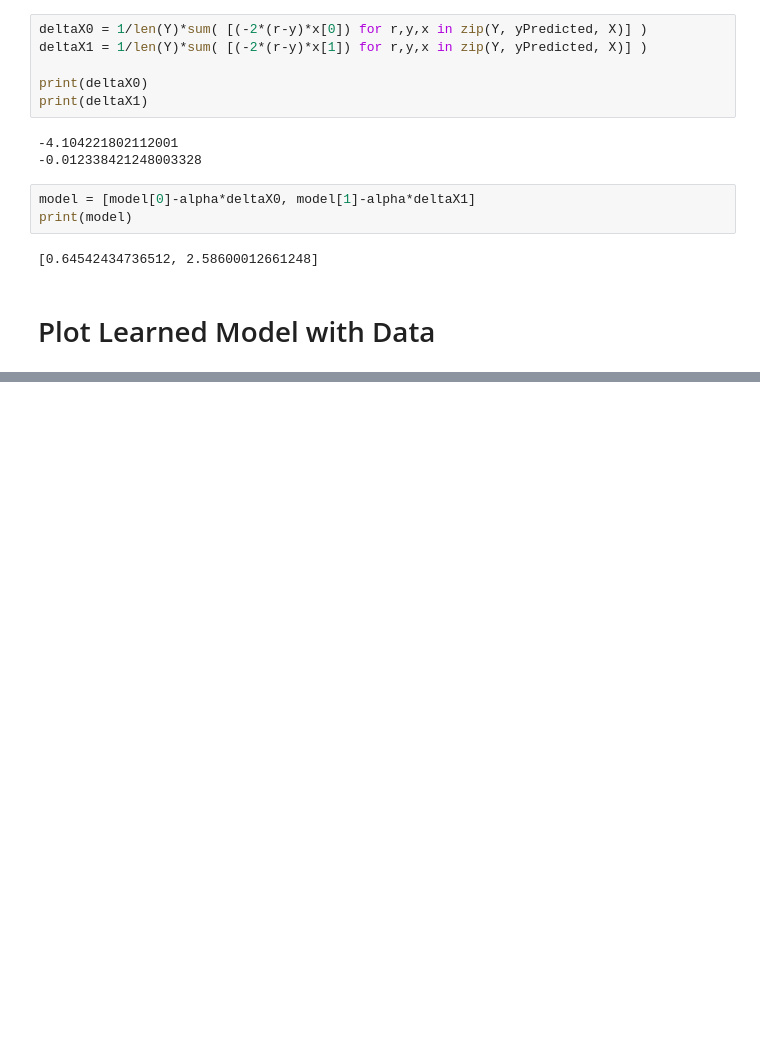
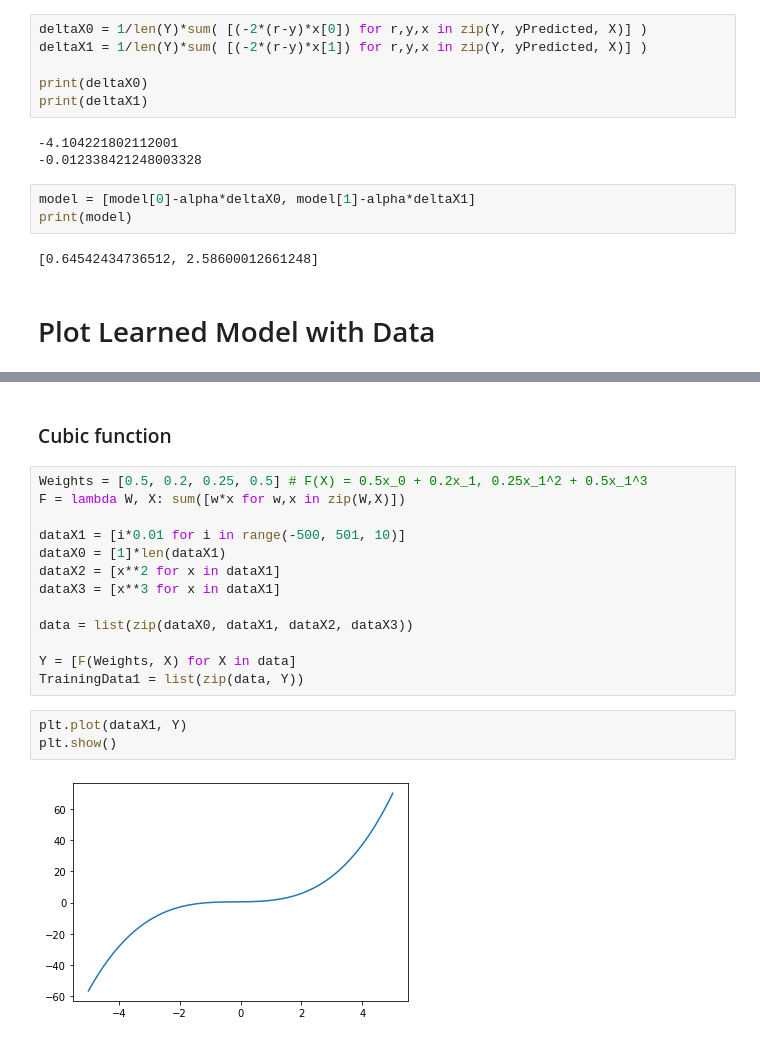
Before and after one commit to everestso/Fall21Spring22, a Jupyter notebook: c191f21_1.ipynb, the cells around one changed output, grey strips where cells are left out. Saved outputs shown, nothing was run; the diff lists cells and outputs as text; blank space fills up the shorter version.

```diff
--- a/c191f21_1.ipynb
+++ b/c191f21_1.ipynb
@@ -230,3 +231,23 @@ plt.plot(dataX1, Y, "g+")
 plt.show()
 # %% [output]
 [figure]
+# %% [markdown]
+### Cubic function
+# %%
+Weights = [0.5, 0.2, 0.25, 0.5] # F(X) = 0.5x_0 + 0.2x_1, 0.25x_1^2 + 0.5x_1^3
+F = lambda W, X: sum([w*x for w,x in zip(W,X)])
+
+dataX1 = [i*0.01 for i in range(-500, 501, 10)]
+dataX0 = [1]*len(dataX1)
+dataX2 = [x**2 for x in dataX1]
+dataX3 = [x**3 for x in dataX1]
+
+data = list(zip(dataX0, dataX1, dataX2, dataX3))
+
+Y = [F(Weights, X) for X in data]
+TrainingData1 = list(zip(data, Y))
+# %%
+plt.plot(dataX1, Y)
+plt.show()
+# %% [output]
+[figure, added]
```
Also changed, not shown: parts of 10 cells of this notebook.
